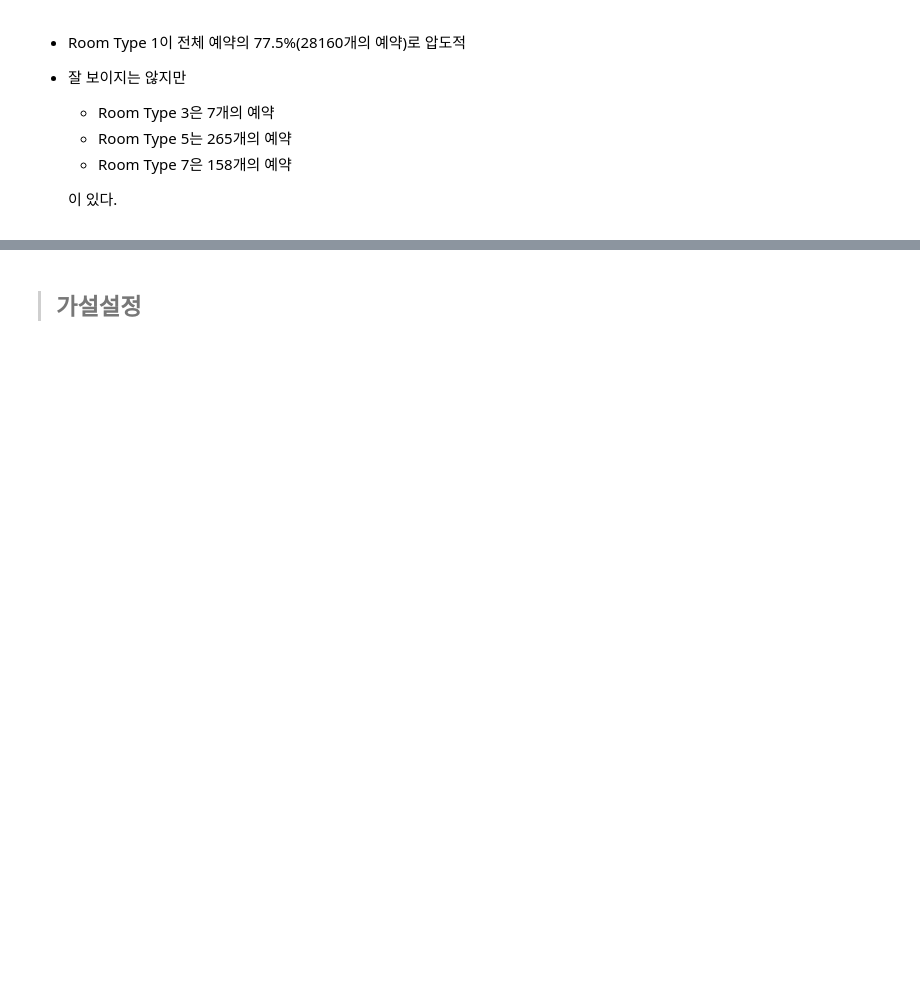
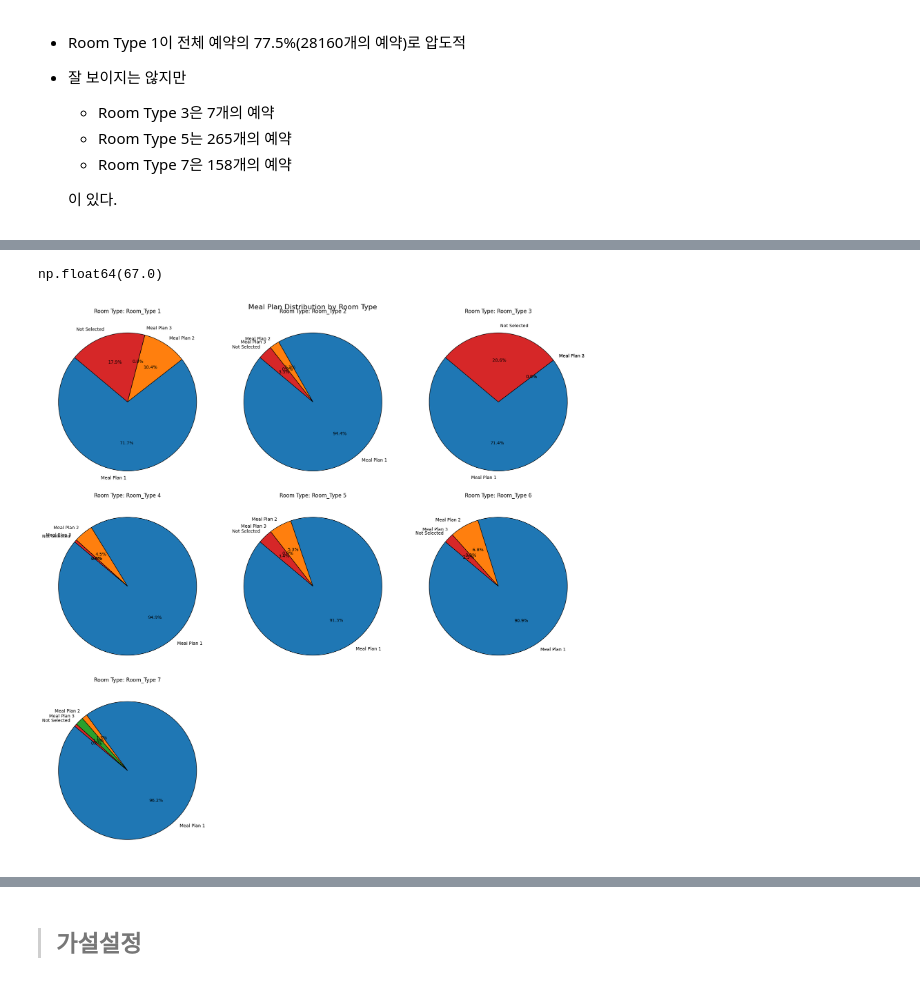
Before and after one commit to DarKoreanSeries/Dart_B_4th, a Jupyter notebook: hotel reservation/hotel reservation.ipynb, the cells around one changed output, grey strips where cells are left out. Saved outputs shown, nothing was run; the diff lists cells and outputs as text; code cells hidden in the pictures; blank space fills up the shorter version.

```diff
--- a/hotel reservation/hotel reservation.ipynb
+++ b/hotel reservation/hotel reservation.ipynb
@@ -199,0 +145,18 @@ I열 인코딩 매핑: {'Canceled': 0, 'Not_Canceled': 1}
+# %%
+from sklearn.preprocessing import LabelEncoder
+
+# Initialize the LabelEncoder
+label_encoder = LabelEncoder()
+
+# Encode 'arrival_day' column specifically with the given mapping
+arrival_day_mapping = {
+    'Monday': 0, 'Tuesday': 1, 'Wednesday': 2, 'Thursday': 3,
+    'Friday': 4, 'Saturday': 5, 'Sunday': 6
+}
+df['arrival_day'] = df['arrival_day'].map(arrival_day_mapping)
+
+# Apply label encoding to other specified columns
+df['type_of_meal_plan'] = label_encoder.fit_transform(df['type_of_meal_plan'])
+df['room_type_reserved'] = label_encoder.fit_transform(df['room_type_reserved'])
+df['booking_status'] = label_encoder.fit_transform(df['booking_status'])
+df['market_segment_type'] = label_encoder.fit_transform(df['market_segment_type'])
@@ -219,0 +234,27 @@ plt.show()
+# %%
+# Calculate the 10th percentile of the 'avg_price_per_room' column
+percentile_10 = avg_price.quantile(0.10)
+percentile_10
+# %% [output]
+np.float64(67.0)
+# %%
+# Group by 'room_type_reserved' and 'type_of_meal_plan' to get the counts
+room_meal_counts = df.groupby('room_type_reserved')['type_of_meal_plan'].value_counts().unstack(fill_value=0)
+
+# Plot pie charts for each room type showing the meal plan distribution
+fig, axes = plt.subplots(nrows=3, ncols=3, figsize=(18, 18))
+axes = axes.flatten()
+
+for i, room_type in enumerate(room_meal_counts.index):
+    axes[i].pie(room_meal_counts.loc[room_type], labels=room_meal_counts.columns, autopct='%1.1f%%', startangle=140, wedgeprops={'edgecolor': 'black'})
+    axes[i].set_title(f'Room Type: {room_type}')
+
+# Hide any unused subplots
+for j in range(i + 1, len(axes)):
+    axes[j].axis('off')
+
+plt.suptitle('Meal Plan Distribution by Room Type', fontsize=16)
+plt.tight_layout()
+plt.show()
+# %% [output]
+[figure, added]
```
Also changed, not shown: parts of 27 cells of this notebook.
